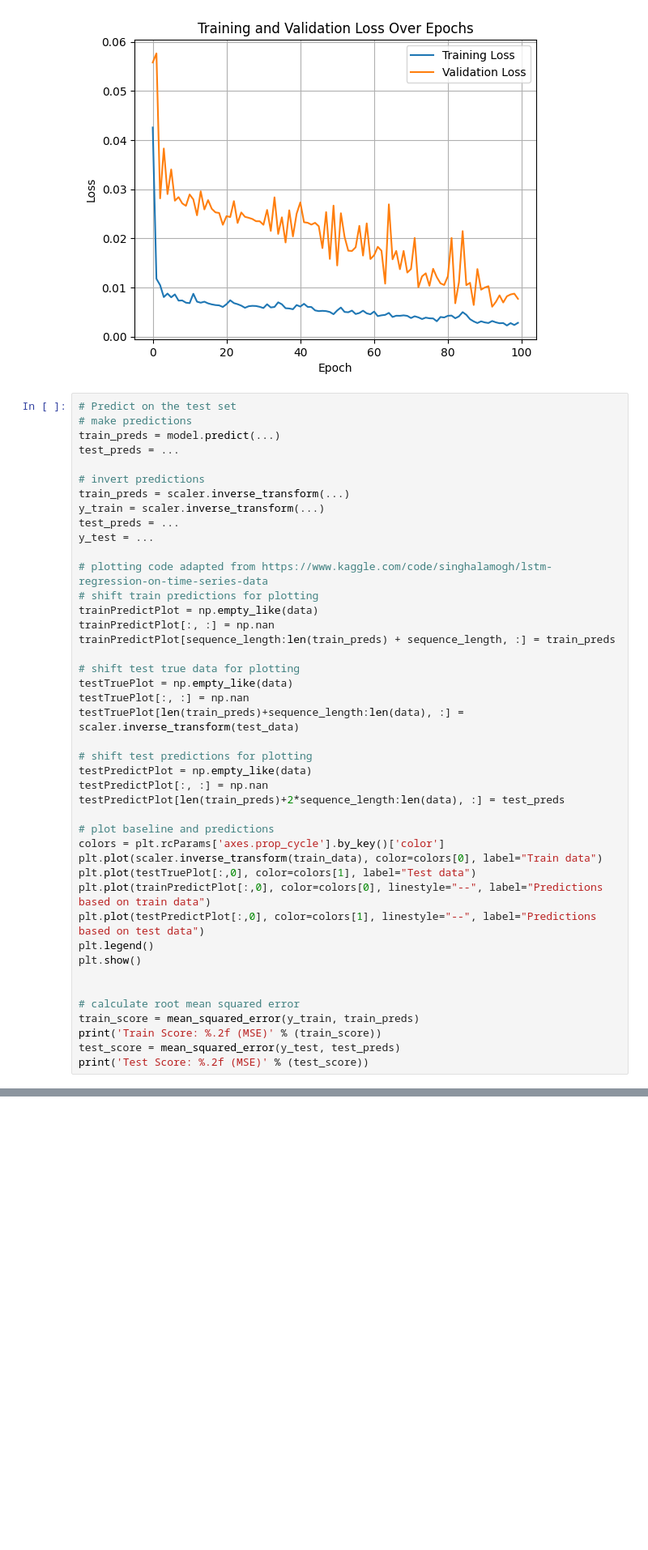
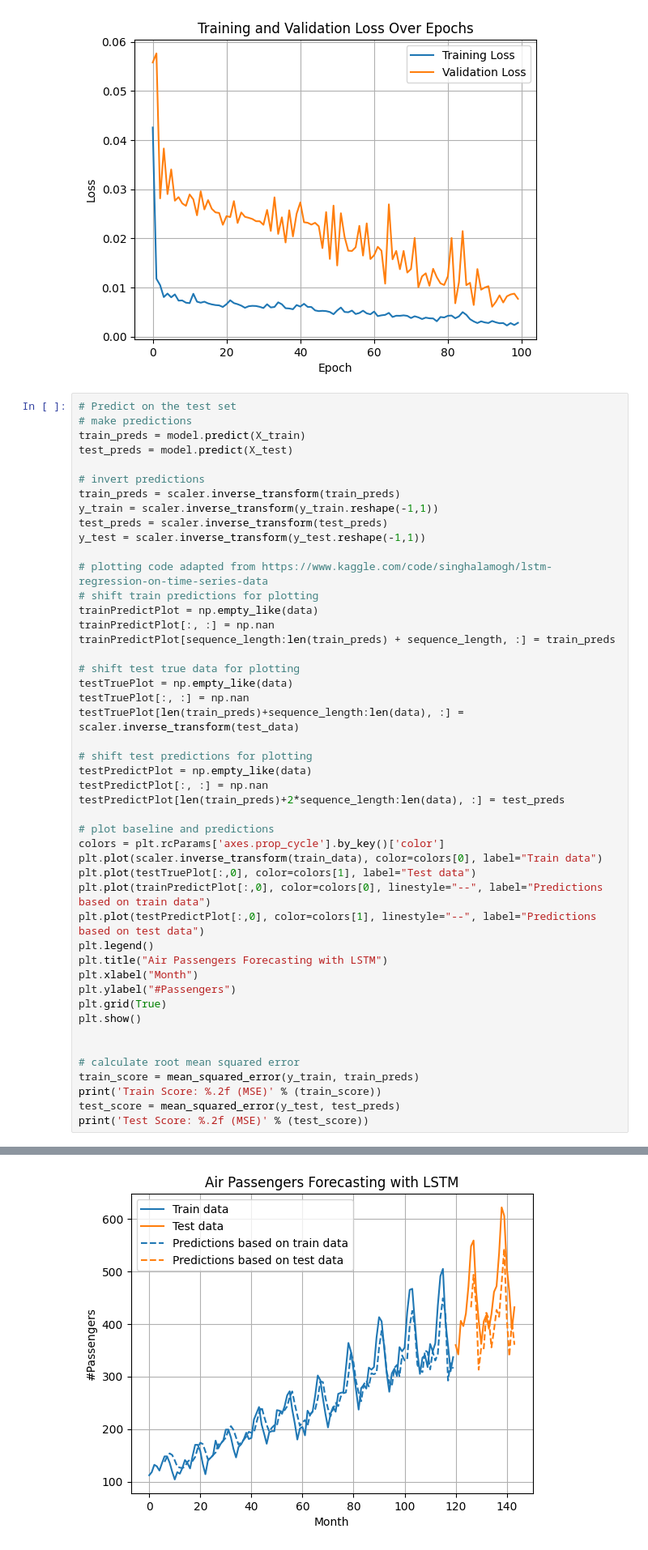
Before and after one commit to Ysop1264/Week4, a Jupyter notebook: TMDL_2024_25_Assignment_4,_Ans_636866.ipynb, the cells around one changed output, grey strips where cells are left out. Shown at 81% size. Cells and saved outputs as stored; diff of their text form; blank space fills up the shorter version.

```diff
--- a/TMDL_2024_25_Assignment_4,_Ans_636866.ipynb
+++ b/TMDL_2024_25_Assignment_4,_Ans_636866.ipynb
@@ -260,14 +260,14 @@ plt.show()
 # %%
 # Predict on the test set
 # make predictions
-train_preds = model.predict(...)
-test_preds = ...
+train_preds = model.predict(X_train)
+test_preds = model.predict(X_test)
 
 # invert predictions
-train_preds = scaler.inverse_transform(...)
-y_train = scaler.inverse_transform(...)
-test_preds = ...
-y_test = ...
+train_preds = scaler.inverse_transform(train_preds)
+y_train = scaler.inverse_transform(y_train.reshape(-1,1))
+test_preds = scaler.inverse_transform(test_preds)
+y_test = scaler.inverse_transform(y_test.reshape(-1,1))
 
 # plotting code adapted from https://www.kaggle.com/code/singhalamogh/lstm-regression-on-time-series-data
 # shift train predictions for plotting
@@ -292,6 +292,10 @@ plt.plot(testTruePlot[:,0], color=colors[1], label="Test data")
 plt.plot(trainPredictPlot[:,0], color=colors[0], linestyle="--", label="Predictions based on train data")
 plt.plot(testPredictPlot[:,0], color=colors[1], linestyle="--", label="Predictions based on test data")
 plt.legend()
+plt.title("Air Passengers Forecasting with LSTM")
+plt.xlabel("Month")
+plt.ylabel("#Passengers")
+plt.grid(True)
 plt.show()
 
 
@@ -300,3 +304,4 @@ train_score = mean_squared_error(y_train, train_preds)
 print('Train Score: %.2f (MSE)' % (train_score))
 test_score = mean_squared_error(y_test, test_preds)
 print('Test Score: %.2f (MSE)' % (test_score))
+# %% [output]
@@ -302,0 +310 @@ print('Test Score: %.2f (MSE)' % (test_score))
+[figure, added]
```
Also changed, not shown: parts of 2 cells of this notebook.
